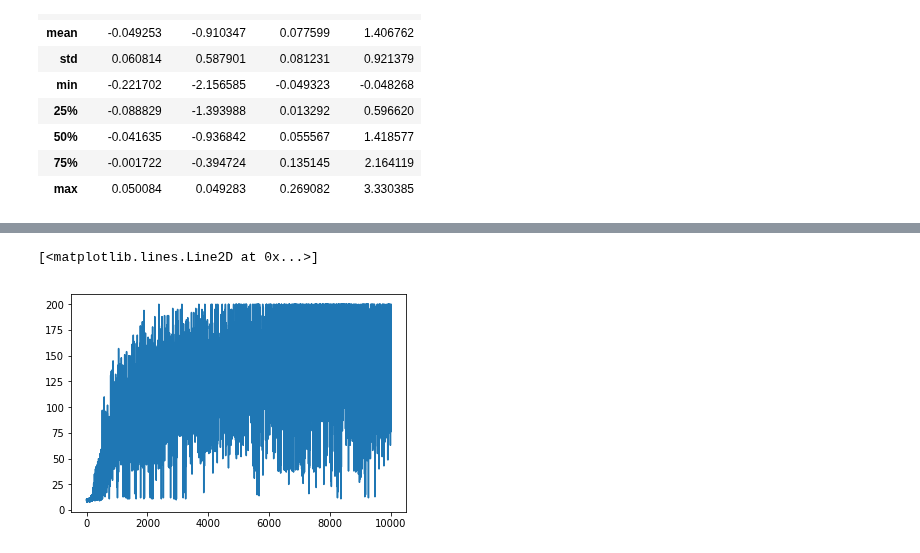
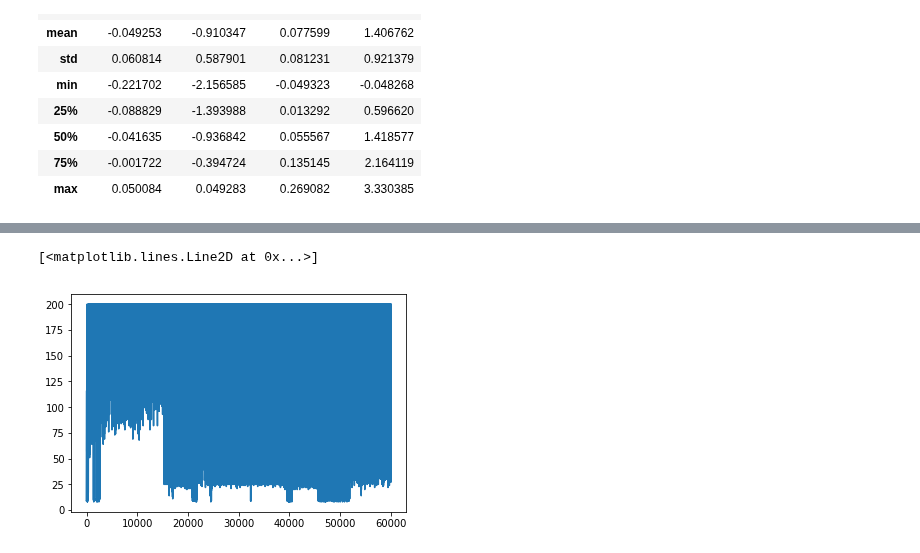
Before and after one commit to NLeSC/reinforcement-learning-course, a Jupyter notebook: exercises/chris/cartpole/qlearning.ipynb, the cells around one changed output, grey strips where cells are left out. Drawn from its saved outputs; the diff is of its cells as text; code cells hidden in the pictures.

Commit message:
some extra options for qlearning but not much improvement

```diff
--- a/exercises/chris/cartpole/qlearning.ipynb
+++ b/exercises/chris/cartpole/qlearning.ipynb
@@ -99,8 +106,9 @@ class RewardAtEndRewarder(Rewarder):
 # %%
 from progressbar import progressbar
-p = QLearningPolicy(lr=1, epsilon=0, box_size=0.5)
+p = QLearningPolicy(lr=0.3, epsilon=0, box_size=2)
 r = RewardAtEndRewarder()
-results = [run(env, p, rewarder=r)[0] for i in progressbar(range(10000))]
+# r = CombinedRewarder()
+results = [run(env, p, rewarder=r)[0] for i in progressbar(range(60000))]
 from matplotlib import pyplot as plt
 %matplotlib inline
 plt.plot(results)
@@ -109,2 +117,2 @@ plt.plot(results)
 [<matplotlib.lines.Line2D at 0x...>]
-[figure, old version]
+[figure, new version]
```
Also changed, not shown: parts of 7 cells of this notebook.
